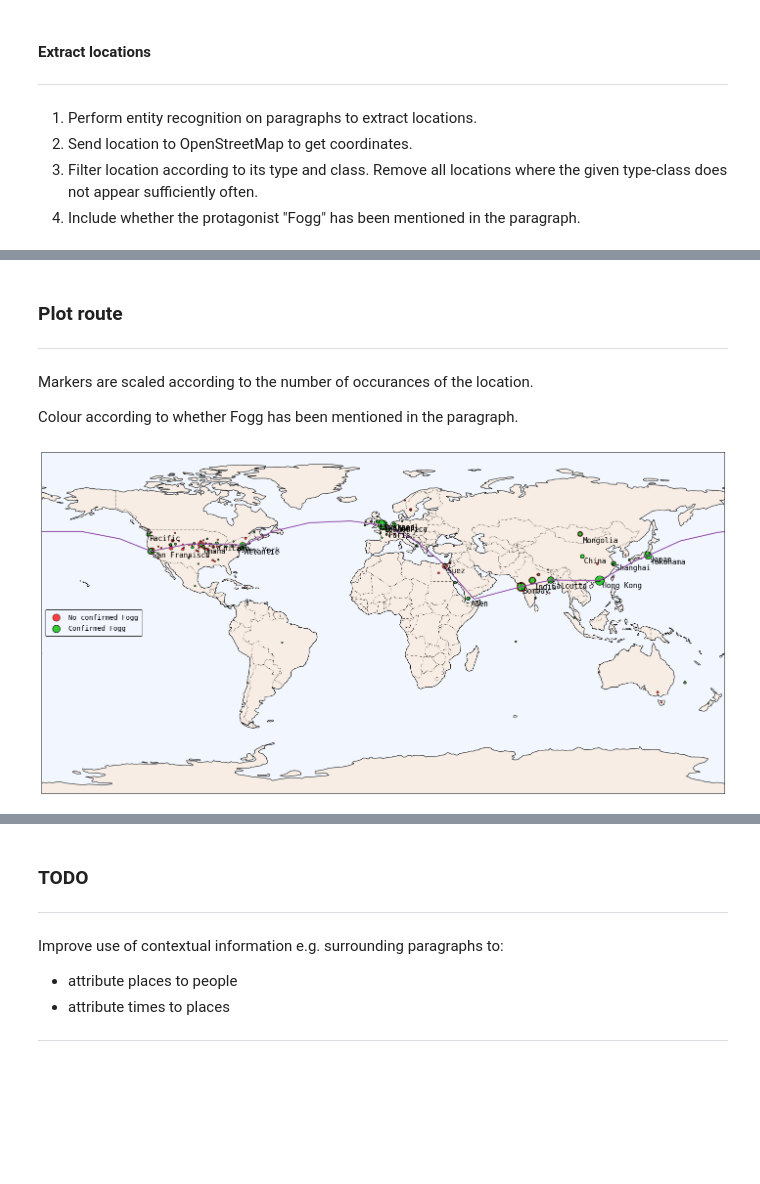
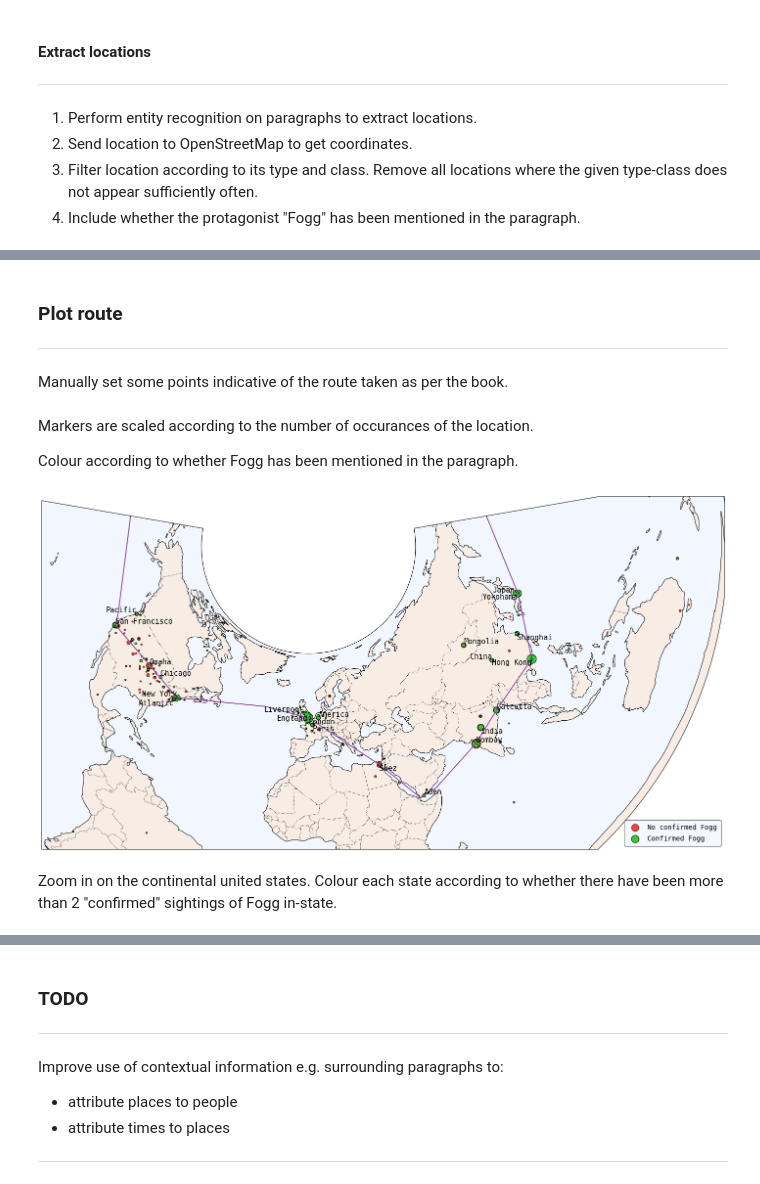
Before and after one commit to slyddon/nlp-analysis, a Jupyter notebook: notebooks/route_analysis.ipynb, the cells around one changed output, grey strips where cells are left out. Cells and saved outputs as stored; diff of their text form; code cells hidden in the pictures; blank space fills up the shorter version.

Commit message:
Plot path through continental US

```diff
--- a/notebooks/route_analysis.ipynb
+++ b/notebooks/route_analysis.ipynb
@@ -42,7 +46,7 @@ data_path = Path("./../data/pg103.txt")
 book_path = "http://www.gutenberg.org/cache/epub/103/pg103.txt"
 if not data_path.is_file():
     text = rq.scrape_text(book_path)
-    data_path.write_text(text.encode("utf-8"))
+    data_path.write_text(text)
 else:
     text = data_path.read_text()
 # %% [markdown]
@@ -101,3 +105,8 @@ WARNING: Chupenie could not be found
 WARNING: the Celestial Empire could not be found
 WARNING: The Gulf of Bengal could not be found
 WARNING: Camerfield could not be found
+# %% [markdown]
+### Plot route
+***
+
+Manually set some points indicative of the route taken as per the book.
@@ -104,44 +140,22 @@ WARNING: Camerfield could not be found
 # %% [markdown]
-### Plot route
-***
-
 Markers are scaled according to the number of occurances of the location.
 
 Colour according to whether Fogg has been mentioned in the paragraph.
 # %%
 fig = plt.figure(figsize=(25, 15))
-ax = plt.axes(projection=ccrs.PlateCarree())
+
+proj = ccrs.AlbersEqualArea()
+transform = ccrs.Geodetic()
+
+ax = plt.axes(projection=proj)
+# world map
 ax.add_feature(cfeature.COASTLINE)
 ax.add_feature(cfeature.BORDERS, linestyle=":")
 ax.add_feature(cfeature.LAND, color="#f7ede4")
 ax.add_feature(cfeature.OCEAN, color="#f2f7ff")
 
 # manually retrieved route
-lat = [
-    51.5074,
-    29.9668,
-    12.5331,
-    19.0760,
-    22.5726,
-    22.3193,
-    35.4437,
-    37.7749,
-    40.7128,
-    51.5074,
-]
-lon = [
-    0.1278,
-    32.5498,
-    47.9224,
-    72.8777,
-    88.3639,
-    114.1694,
-    139.6380,
-    -122.4194,
-    -74.0060,
-    0.1278,
-]
-ax.plot(lon, lat, color="#924da8", linewidth=2, transform=ccrs.Geodetic())
+ax.plot(lon, lat, color="#924da8", linewidth=2, transform=transform)
 
 # scatter where fogg has not appeared
 ax.scatter(
@@ -152,44 +166,48 @@ ax.scatter(
     edgecolors="black",
     color="red",
     alpha=0.75,
-    transform=ccrs.PlateCarree(),
+    transform=transform,
     label="No confirmed Fogg",
 )
 # scatter where fogg has appeared
 ax.scatter(
     [loc["lon"] for loc in locations if loc["has_fogg"]],
     [loc["lat"] for loc in locations if loc["has_fogg"]],
     s=[loc["count"] * 10 for loc in locations if loc["has_fogg"]],
     marker="o",
     edgecolors="black",
     color="limegreen",
-    transform=ccrs.PlateCarree(),
+    transform=transform,
     label="Confirmed Fogg",
 )
 # label locations where fogg has appeared in over n paragraphs
 for loc in locations:
     if loc["has_fogg"] and loc["count"] > 3:
+        horizontalalignment = ["left", "right"][np.random.randint(2)]
+        verticalalignment = ["top", "bottom"][np.random.randint(2)]
         ax.text(
-            loc["lon"] + np.random.uniform(0.5, 1.5),
-            loc["lat"] - np.random.uniform(0, 1.5),
+            loc["lon"],
+            loc["lat"],
             loc["location"],
-            horizontalalignment="left",
-            verticalalignment="top",
+            horizontalalignment=horizontalalignment,
+            verticalalignment=verticalalignment,
             fontdict={"family": "monospace", "fontsize": 15, "color": "black"},
+            transform=transform,
         )
+
 ax.legend(
     markerscale=1.1,
     facecolor="#f2f7ff",
     edgecolor="black",
     borderpad=0.6,
     labelspacing=0.6,
     fancybox=True,
     prop={"family": "monospace", "size": 14},
-    loc="center left",
+    loc="best",
 )
 
-plt.xlim([-180, 180])
-plt.ylim([-90, 90])
 plt.show()
 # %% [output]
-[figure, old version]
+[figure, new version]
+# %% [markdown]
+Zoom in on the continental united states. Colour each state according to whether there have been more than 2 "confirmed" sightings of Fogg in-state.
```
Also changed, not shown: parts of 6 cells of this notebook.
